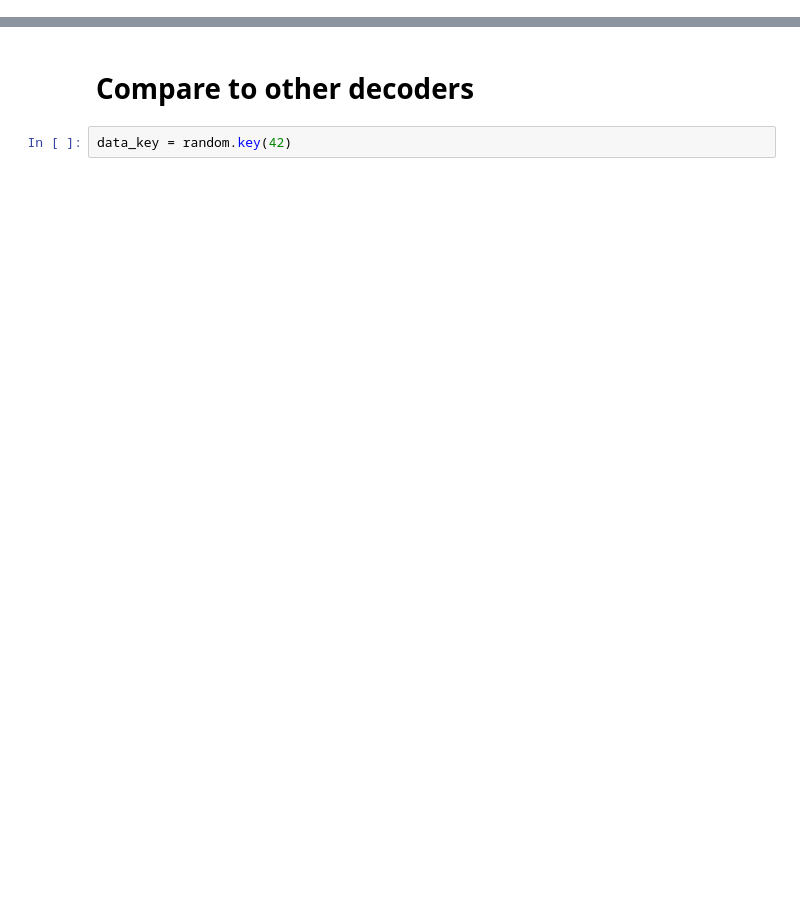
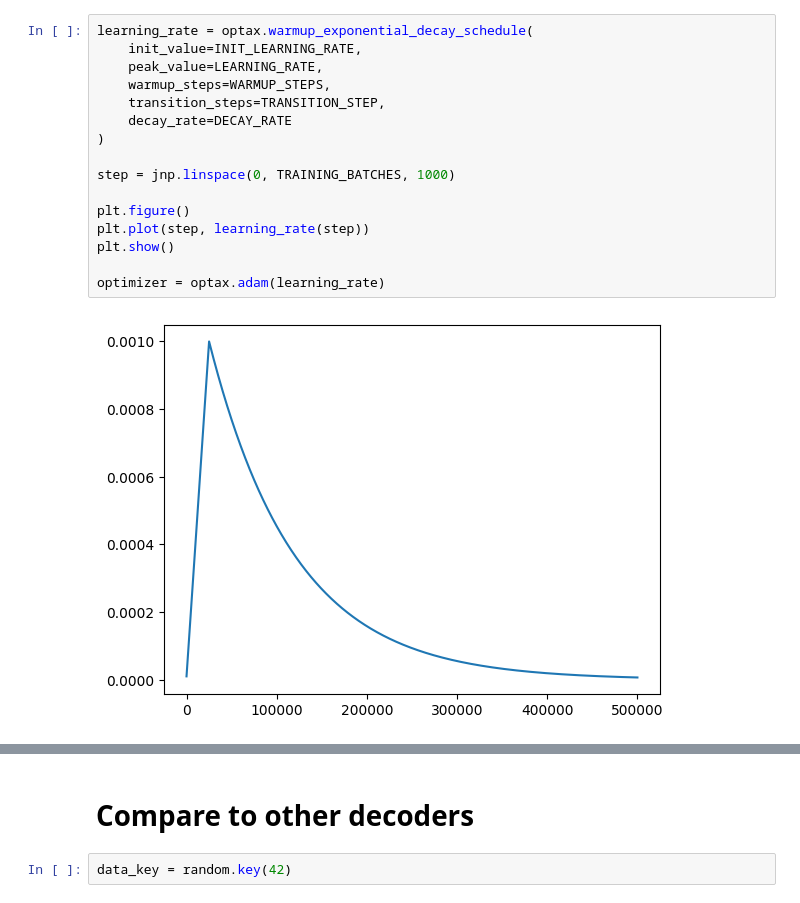
Before and after one commit to JuliusRye/QEC, a Jupyter notebook: Modules/neural_network_decoder.ipynb, the cells around one changed output, grey strips where cells are left out. Drawn from its saved outputs; the diff is of its cells as text; blank space fills up the shorter version.

```diff
--- a/Modules/neural_network_decoder.ipynb
+++ b/Modules/neural_network_decoder.ipynb
@@ -41,3 +69,21 @@ ERROR_PROBS = jnp.array([
+# %%
+learning_rate = optax.warmup_exponential_decay_schedule(
+    init_value=INIT_LEARNING_RATE,
+    peak_value=LEARNING_RATE,
+    warmup_steps=WARMUP_STEPS,
+    transition_steps=TRANSITION_STEP,
+    decay_rate=DECAY_RATE
+)
+
+step = jnp.linspace(0, TRAINING_BATCHES, 1000)
+
+plt.figure()
+plt.plot(step, learning_rate(step))
+plt.show()
+
+optimizer = optax.adam(learning_rate)
+# %% [output]
+[figure, added]
 # %%
 def train(
     random_seed: int,
```
Also changed, not shown: parts of 14 cells of this notebook, 36 other files.
